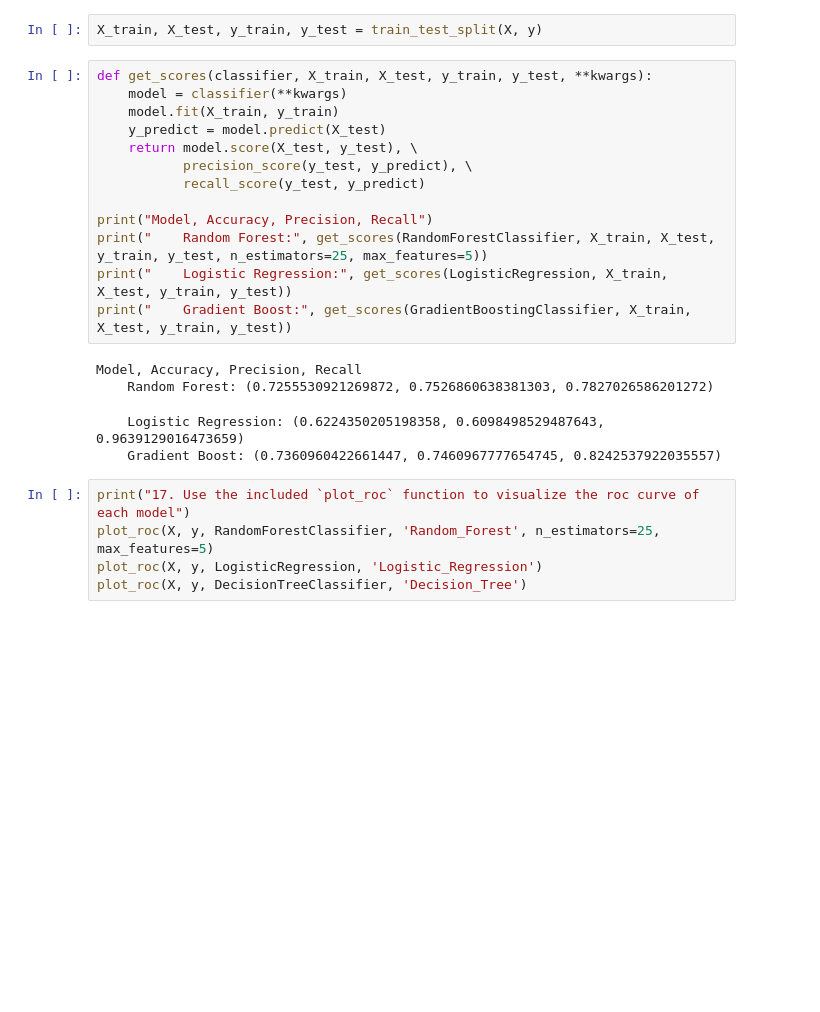
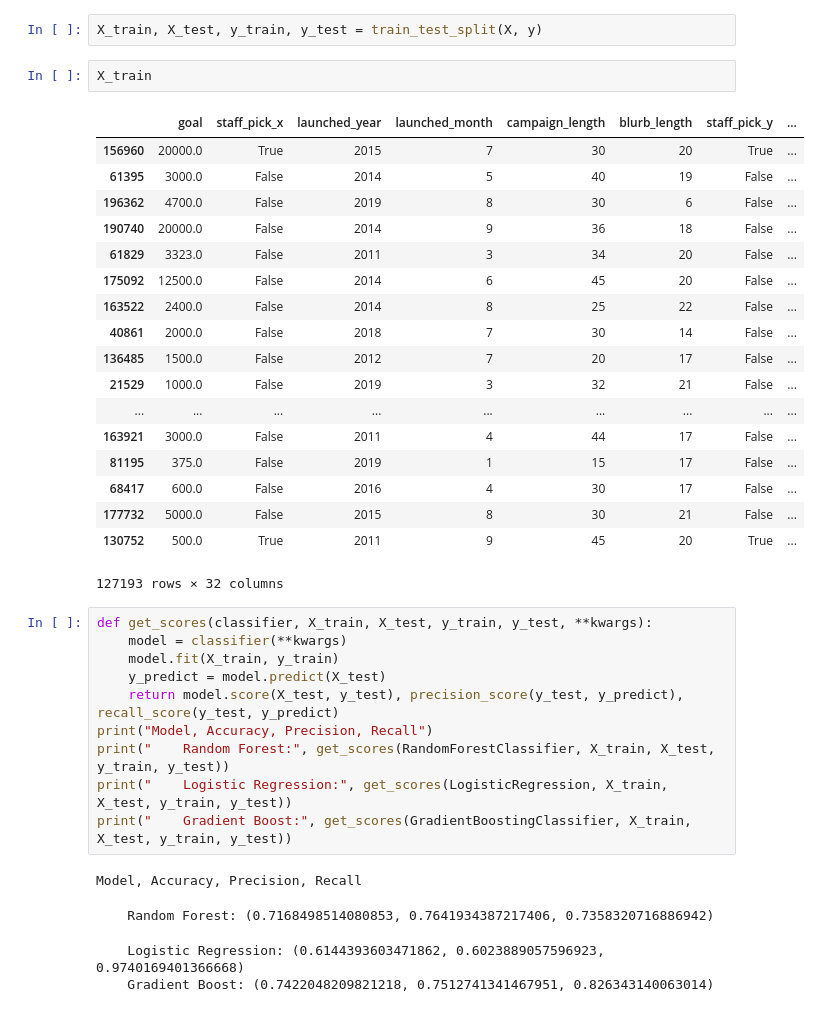
Before and after one commit to helen-tong/kickstarter, a Jupyter notebook: kickstarter.ipynb, the cells around one changed output. Cells and saved outputs as stored; diff of their text form; blank space fills up the shorter version.

```diff
--- a/kickstarter.ipynb
+++ b/kickstarter.ipynb
@@ -528,26 +556,39 @@ y = model_data['state']
 ## Modeling
 # %%
 X_train, X_test, y_train, y_test = train_test_split(X, y)
+# %%
+X_train
+# %% [output]
+|  | goal | staff_pick_x | launched_year | launched_month | campaign_length | blurb_length | staff_pick_y | ... |
+| 156960 | 20000.0 | True | 2015 | 7 | 30 | 20 | True | ... |
+| 61395 | 3000.0 | False | 2014 | 5 | 40 | 19 | False | ... |
+| 196362 | 4700.0 | False | 2019 | 8 | 30 | 6 | False | ... |
+| 190740 | 20000.0 | False | 2014 | 9 | 36 | 18 | False | ... |
+| 61829 | 3323.0 | False | 2011 | 3 | 34 | 20 | False | ... |
+| 175092 | 12500.0 | False | 2014 | 6 | 45 | 20 | False | ... |
+| 163522 | 2400.0 | False | 2014 | 8 | 25 | 22 | False | ... |
+| 40861 | 2000.0 | False | 2018 | 7 | 30 | 14 | False | ... |
+| 136485 | 1500.0 | False | 2012 | 7 | 20 | 17 | False | ... |
+| 21529 | 1000.0 | False | 2019 | 3 | 32 | 21 | False | ... |
+| ... | ... | ... | ... | ... | ... | ... | ... | ... |
+| 163921 | 3000.0 | False | 2011 | 4 | 44 | 17 | False | ... |
+| 81195 | 375.0 | False | 2019 | 1 | 15 | 17 | False | ... |
+| 68417 | 600.0 | False | 2016 | 4 | 30 | 17 | False | ... |
+| 177732 | 5000.0 | False | 2015 | 8 | 30 | 21 | False | ... |
+| 130752 | 500.0 | True | 2011 | 9 | 45 | 20 | True | ... |
+127193 rows × 32 columns
 # %%
 def get_scores(classifier, X_train, X_test, y_train, y_test, **kwargs):
     model = classifier(**kwargs)
     model.fit(X_train, y_train)
     y_predict = model.predict(X_test)
-    return model.score(X_test, y_test), \
-           precision_score(y_test, y_predict), \
-           recall_score(y_test, y_predict)
-
+    return model.score(X_test, y_test), precision_score(y_test, y_predict), recall_score(y_test, y_predict)
 print("Model, Accuracy, Precision, Recall")
-print("    Random Forest:", get_scores(RandomForestClassifier, X_train, X_test, y_train, y_test, n_estimators=25, max_features=5))
+print("    Random Forest:", get_scores(RandomForestClassifier, X_train, X_test, y_train, y_test))
 print("    Logistic Regression:", get_scores(LogisticRegression, X_train, X_test, y_train, y_test))
 print("    Gradient Boost:", get_scores(GradientBoostingClassifier, X_train, X_test, y_train, y_test))
 # %% [output]
 Model, Accuracy, Precision, Recall
-    Random Forest: (0.7255530921269872, 0.7526860638381303, 0.7827026586201272)
-    Logistic Regression: (0.6224350205198358, 0.6098498529487643, 0.9639129016473659)
-    Gradient Boost: (0.7360960422661447, 0.7460967777654745, 0.8242537922035557)
+    Random Forest: (0.7168498514080853, 0.7641934387217406, 0.7358320716886942)
+    Logistic Regression: (0.6144393603471862, 0.6023889057596923, 0.9740169401366668)
+    Gradient Boost: (0.7422048209821218, 0.7512741341467951, 0.826343140063014)
-# %%
-print("17. Use the included `plot_roc` function to visualize the roc curve of each model")
-plot_roc(X, y, RandomForestClassifier, 'Random_Forest', n_estimators=25, max_features=5)
-plot_roc(X, y, LogisticRegression, 'Logistic_Regression')
-plot_roc(X, y, DecisionTreeClassifier, 'Decision_Tree')
```
Also changed, not shown: parts of 23 cells of this notebook.
